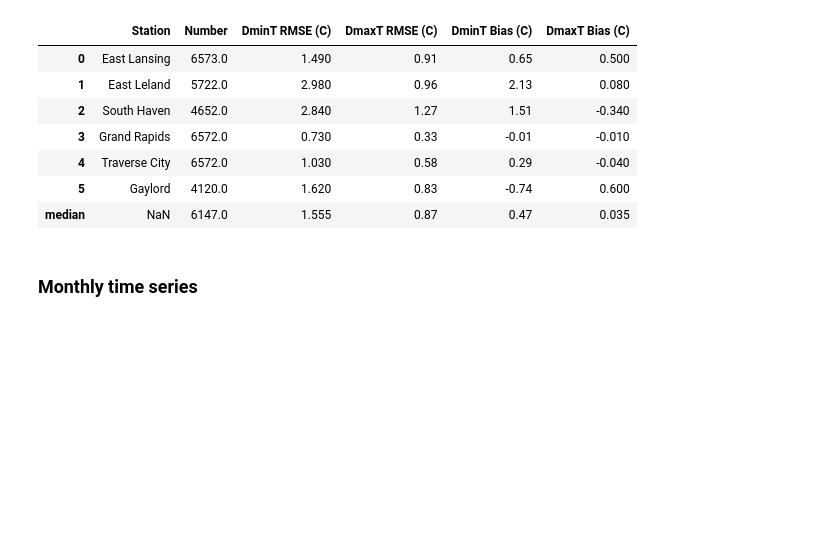
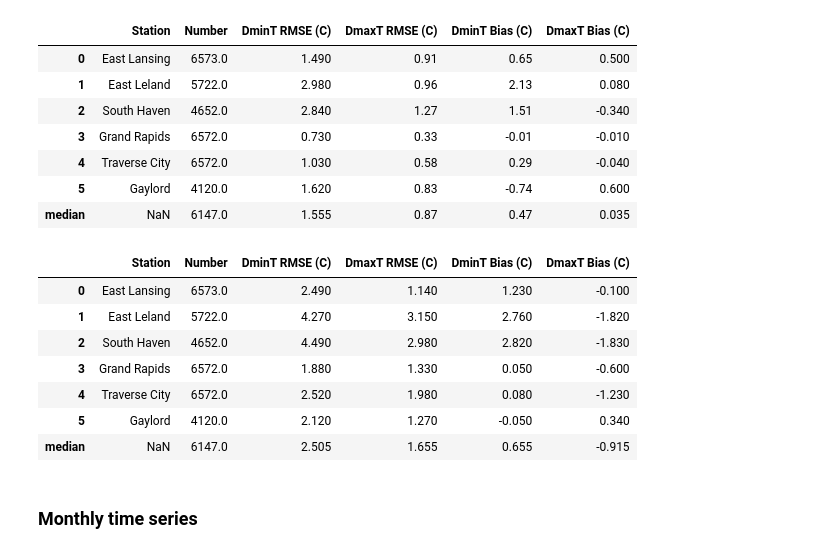
Before and after one commit to Diane1306/ERA5_PRISM, a Jupyter notebook: Summary2.ipynb, the cells around one changed output. Saved outputs shown, nothing was run; the diff lists cells and outputs as text; code cells hidden in the pictures; blank space fills up the shorter version.

```diff
--- a/Summary2.ipynb
+++ b/Summary2.ipynb
@@ -216,6 +219,25 @@ for i in range(6):
                                       'atmp':[np.nanmin(obs_utc[i].loc[loc12[j]:loc12[j+1]]['atmp']) for j in range(len(loc12)-1)]}).astype(float))
     obs_utc_tmax.append(pd.DataFrame({'YEAR':year, 'MONTH':mon, 'DAY':day, 'HOUR':hour,
                                       'atmp':[np.nanmax(obs_utc[i].loc[loc12[j]:loc12[j+1]]['atmp']) for j in range(len(loc12)-1)]}).astype(float))
+# %%
+dfd = [pd.date_range(start='1/2/2001', end='12/31/2018', freq='D').tz_localize(pytz.utc),
+        pd.date_range(start='5/3/2003', end='12/31/2018', freq='D').tz_localize(pytz.utc),
+        pd.date_range(start='4/7/2006', end='12/31/2018', freq='D').tz_localize(pytz.utc),
+        pd.date_range(start='1/2/2001', end='12/30/2018', freq='D').tz_localize(pytz.utc),
+        pd.date_range(start='1/2/2001', end='12/30/2018', freq='D').tz_localize(pytz.utc),
+        pd.date_range(start='9/21/2007', end='12/31/2018', freq='D').tz_localize(pytz.utc)]
+era_utc_tmin = []
+era_utc_tmax = []
+for i in range(6):
+    year = dfd[i].strftime('%Y')
+    mon = dfd[i].strftime('%-m')
+    day = dfd[i].strftime('%-d')
+    hour = dfd[i].strftime('%-H')
+    loc12 = era_utc[i][era_utc[i]['HOUR']==12.].index
+    era_utc_tmin.append(pd.DataFrame({'YEAR':year, 'MONTH':mon, 'DAY':day, 'HOUR':hour,
+                                      'atmp':[np.nanmin(era_utc[i].loc[loc12[j]:loc12[j+1]]['atmp']) for j in range(len(loc12)-1)]}).astype(float))
+    era_utc_tmax.append(pd.DataFrame({'YEAR':year, 'MONTH':mon, 'DAY':day, 'HOUR':hour,
+                                      'atmp':[np.nanmax(era_utc[i].loc[loc12[j]:loc12[j+1]]['atmp']) for j in range(len(loc12)-1)]}).astype(float))
 # %%
 prfna = ['East_Lansing_PRISM_tmin_stable_4km_19810101_20190101_42.6700_-84.4900.csv',\
         'East_Leland_PRISM_tmin_stable_4km_19810101_20190101_45.0300_-85.6700.csv',\
@@ -249,6 +271,9 @@ for i in range(6):
 # %%
 rmse_pritmin = [rmse(obs_utc_tmin[i]['atmp'], pd.DataFrame(pri_tmin[i])) for i in range(6)]
 rmse_pritmax = [rmse(obs_utc_tmax[i]['atmp'], pd.DataFrame(pri_tmax[i])) for i in range(6)]
+
+rmse_eratmin = [rmse(obs_utc_tmin[i]['atmp'], era_utc_tmin[i]['atmp']) for i in range(6)]
+rmse_eratmax = [rmse(obs_utc_tmax[i]['atmp'], era_utc_tmax[i]['atmp']) for i in range(6)]
 # %%
 locn = ['East Lansing', 'East Leland', 'South Haven', 'Grand Rapids', 'Traverse City', 'Gaylord']
 df_rmse = pd.DataFrame({'Station':[locn[i] for i in range(6)],
@@ -268,3 +293,22 @@ df_rmse
 | 4 | Traverse City | 6572.0 | 1.030 | 0.58 | 0.29 | -0.040 |
 | 5 | Gaylord | 4120.0 | 1.620 | 0.83 | -0.74 | 0.600 |
 | median | NaN | 6147.0 | 1.555 | 0.87 | 0.47 | 0.035 |
+# %%
+locn = ['East Lansing', 'East Leland', 'South Haven', 'Grand Rapids', 'Traverse City', 'Gaylord']
+df_rmse = pd.DataFrame({'Station':[locn[i] for i in range(6)],
+                        'Number':[len(obs_utc_tmin[i]) for i in range(6)],
+                        'DminT RMSE (C)':[round(rmse_eratmin[i],2) for i in range(6)],
+                        'DmaxT RMSE (C)':[round(rmse_eratmax[i],2) for i in range(6)],
+                        'DminT Bias (C)':[round(np.nanmean(era_utc_tmin[i]['atmp'].values-obs_utc_tmin[i]['atmp'].values),2) for i in range(6)],
+                        'DmaxT Bias (C)':[round(np.nanmean(era_utc_tmax[i]['atmp'].values-obs_utc_tmax[i]['atmp'].values),2) for i in range(6)]})
+df_rmse.loc['median'] = df_rmse.median()
+df_rmse
+# %% [output]
+|  | Station | Number | DminT RMSE (C) | DmaxT RMSE (C) | DminT Bias (C) | DmaxT Bias (C) |
+| 0 | East Lansing | 6573.0 | 2.490 | 1.140 | 1.230 | -0.100 |
+| 1 | East Leland | 5722.0 | 4.270 | 3.150 | 2.760 | -1.820 |
+| 2 | South Haven | 4652.0 | 4.490 | 2.980 | 2.820 | -1.830 |
+| 3 | Grand Rapids | 6572.0 | 1.880 | 1.330 | 0.050 | -0.600 |
+| 4 | Traverse City | 6572.0 | 2.520 | 1.980 | 0.080 | -1.230 |
+| 5 | Gaylord | 4120.0 | 2.120 | 1.270 | -0.050 | 0.340 |
+| median | NaN | 6147.0 | 2.505 | 1.655 | 0.655 | -0.915 |
```
Also changed, not shown: parts of 13 cells of this notebook.
